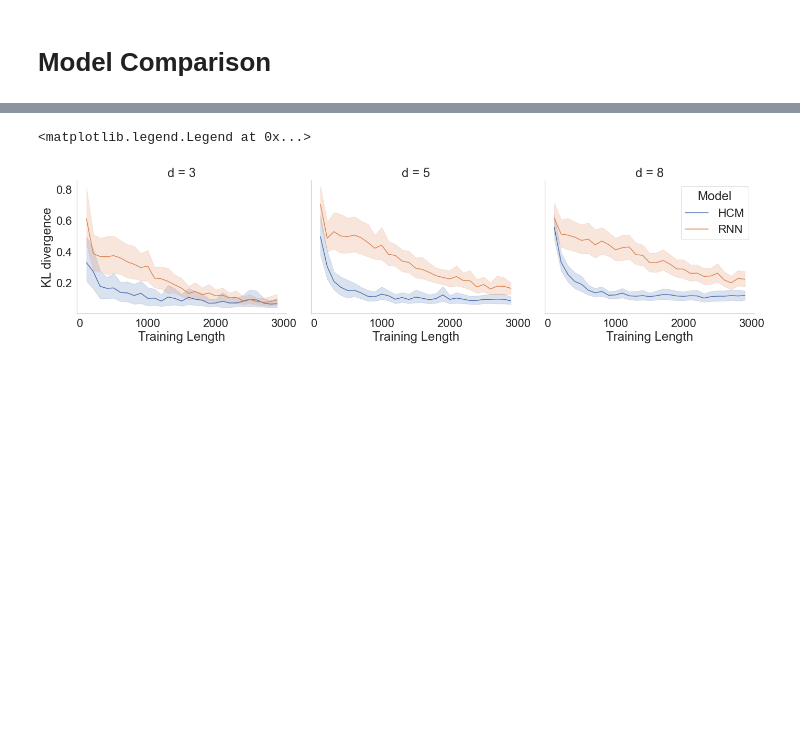
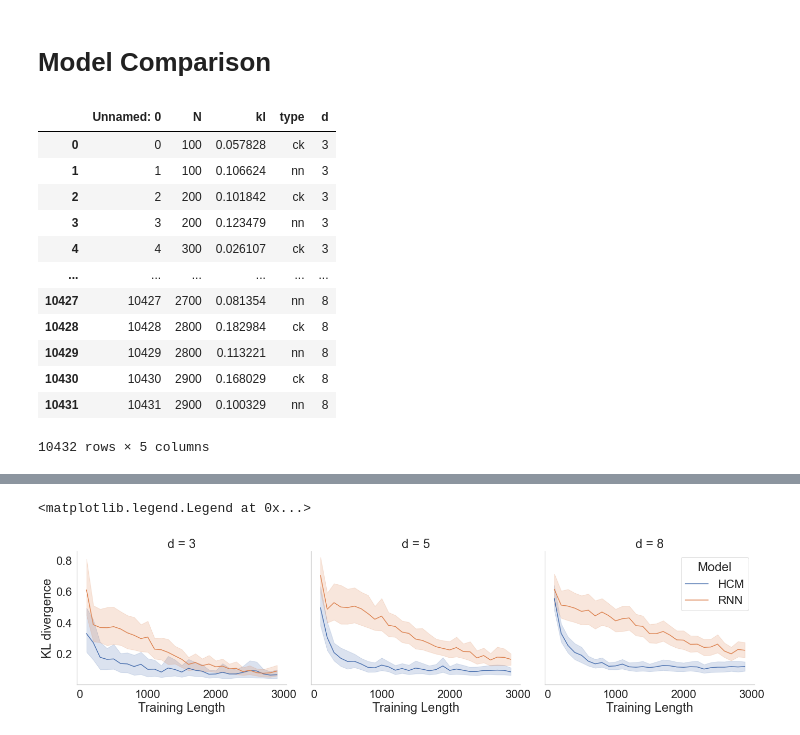
Before and after one commit to swu32/HCM, a Jupyter notebook: Demo/Demo_2_Convergence_Eval.ipynb, the cells around one changed output, grey strips where cells are left out. Drawn from its saved outputs; the diff is of its cells as text; code cells hidden in the pictures; blank space fills up the shorter version.

```diff
--- a/Demo/Demo_2_Convergence_Eval.ipynb
+++ b/Demo/Demo_2_Convergence_Eval.ipynb
@@ -7,6 +7,22 @@ import seaborn as sns
 sys.path.append('../HCM')
 from main import *
 import matplotlib.pyplot as plt
+# %%
+df
+# %% [output]
+|  | Unnamed: 0 | N | kl | type | d |
+| 0 | 0 | 100 | 0.057828 | ck | 3 |
+| 1 | 1 | 100 | 0.106624 | nn | 3 |
+| 2 | 2 | 200 | 0.101842 | ck | 3 |
+| 3 | 3 | 200 | 0.123479 | nn | 3 |
+| 4 | 4 | 300 | 0.026107 | ck | 3 |
+| ... | ... | ... | ... | ... | ... |
+| 10427 | 10427 | 2700 | 0.081354 | nn | 8 |
+| 10428 | 10428 | 2800 | 0.182984 | ck | 8 |
+| 10429 | 10429 | 2800 | 0.113221 | nn | 8 |
+| 10430 | 10430 | 2900 | 0.168029 | ck | 8 |
+| 10431 | 10431 | 2900 | 0.100329 | nn | 8 |
+10432 rows × 5 columns
 # %%
 # sns.set_theme(style="ticks")
 # sns.set_style(style='white')
```
Also changed, not shown: parts of 1 cell of this notebook, 2 other files.
